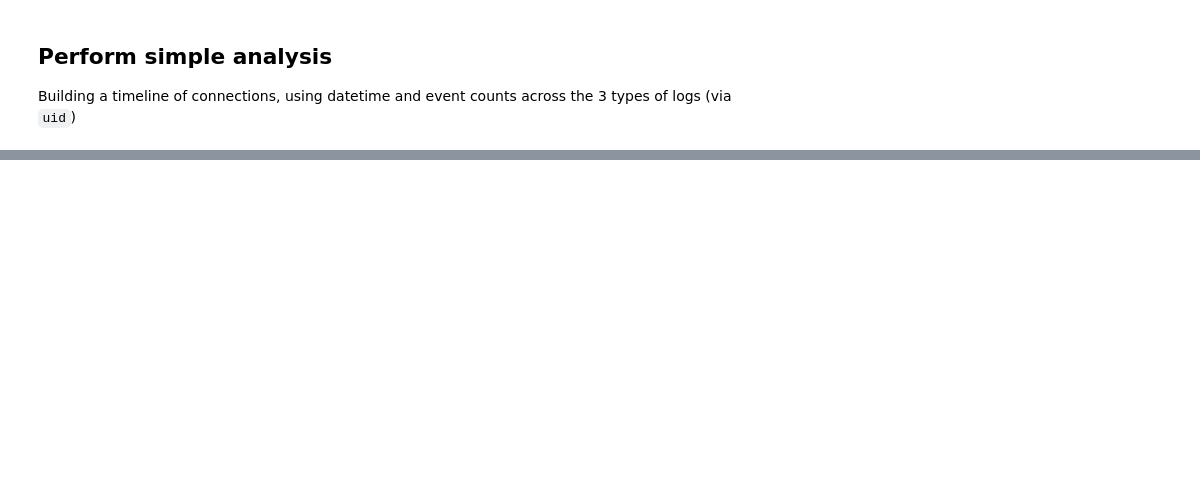
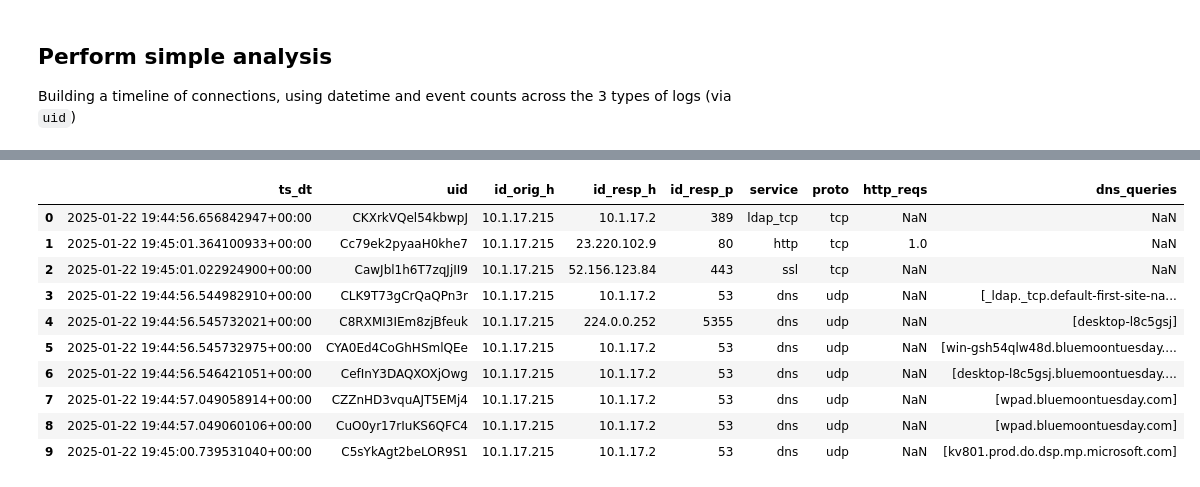
Before and after one commit to Purinat33/Zeek-SOC-and-ML-Project, a Jupyter notebook: main.ipynb, the cells around one changed output, grey strips where cells are left out. Saved outputs shown, nothing was run; the diff lists cells and outputs as text; code cells hidden in the pictures; blank space fills up the shorter version.

```diff
--- a/main.ipynb
+++ b/main.ipynb
@@ -173,0 +90,40 @@ plt.show()
+# %%
+http_uid = (
+    df_http.groupby("uid")
+           .agg(
+               http_reqs=("uid", "size"),
+               http_hosts=("host", lambda x: list(pd.unique(x.dropna()))[:20]),
+               http_uris=("uri",  lambda x: list(pd.unique(x.dropna()))[:20]),
+               http_4xx=("status_code", lambda x: int(((x >= 400) & (x < 500)).sum()) if x.notna().any() else 0),
+               http_5xx=("status_code", lambda x: int((x >= 500).sum()) if x.notna().any() else 0),
+           )
+           .reset_index()
+)
+
+dns_uid = (
+    df_dns.groupby("uid")
+          .agg(
+              dns_queries=("query", lambda x: list(pd.unique(x.dropna()))[:20]),
+              dns_rcodes=("rcode_name", lambda x: list(pd.unique(x.dropna()))[:20]),
+          )
+          .reset_index()
+)
+
+flows = (
+    df_conn.merge(http_uid, on="uid", how="left")
+           .merge(dns_uid,  on="uid", how="left")
+)
+
+flows[["ts_dt","uid","id_orig_h","id_resp_h","id_resp_p","service","proto","http_reqs","dns_queries"]].head(10)
+# %% [output]
+|  | ts_dt | uid | id_orig_h | id_resp_h | id_resp_p | service | proto | http_reqs | dns_queries |
+| 0 | 2025-01-22 19:44:56.656842947+00:00 | CKXrkVQel54kbwpJ | 10.1.17.215 | 10.1.17.2 | 389 | ldap_tcp | tcp | NaN | NaN |
+| 1 | 2025-01-22 19:45:01.364100933+00:00 | Cc79ek2pyaaH0khe7 | 10.1.17.215 | 23.220.102.9 | 80 | http | tcp | 1.0 | NaN |
+| 2 | 2025-01-22 19:45:01.022924900+00:00 | CawJbl1h6T7zqJjII9 | 10.1.17.215 | 52.156.123.84 | 443 | ssl | tcp | NaN | NaN |
+| 3 | 2025-01-22 19:44:56.544982910+00:00 | CLK9T73gCrQaQPn3r | 10.1.17.215 | 10.1.17.2 | 53 | dns | udp | NaN | [_ldap._tcp.default-first-site-na... |
+| 4 | 2025-01-22 19:44:56.545732021+00:00 | C8RXMI3IEm8zjBfeuk | 10.1.17.215 | 224.0.0.252 | 5355 | dns | udp | NaN | [desktop-l8c5gsj] |
+| 5 | 2025-01-22 19:44:56.545732975+00:00 | CYA0Ed4CoGhHSmlQEe | 10.1.17.215 | 10.1.17.2 | 53 | dns | udp | NaN | [win-gsh54qlw48d.bluemoontuesday.... |
+| 6 | 2025-01-22 19:44:56.546421051+00:00 | CefInY3DAQXOXjOwg | 10.1.17.215 | 10.1.17.2 | 53 | dns | udp | NaN | [desktop-l8c5gsj.bluemoontuesday.... |
+| 7 | 2025-01-22 19:44:57.049058914+00:00 | CZZnHD3vquAJT5EMj4 | 10.1.17.215 | 10.1.17.2 | 53 | dns | udp | NaN | [wpad.bluemoontuesday.com] |
+| 8 | 2025-01-22 19:44:57.049060106+00:00 | CuO0yr17rIuKS6QFC4 | 10.1.17.215 | 10.1.17.2 | 53 | dns | udp | NaN | [wpad.bluemoontuesday.com] |
+| 9 | 2025-01-22 19:45:00.739531040+00:00 | C5sYkAgt2beLOR9S1 | 10.1.17.215 | 10.1.17.2 | 53 | dns | udp | NaN | [kv801.prod.do.dsp.mp.microsoft.com] |
```
Also changed, not shown: parts of 22 cells of this notebook.
